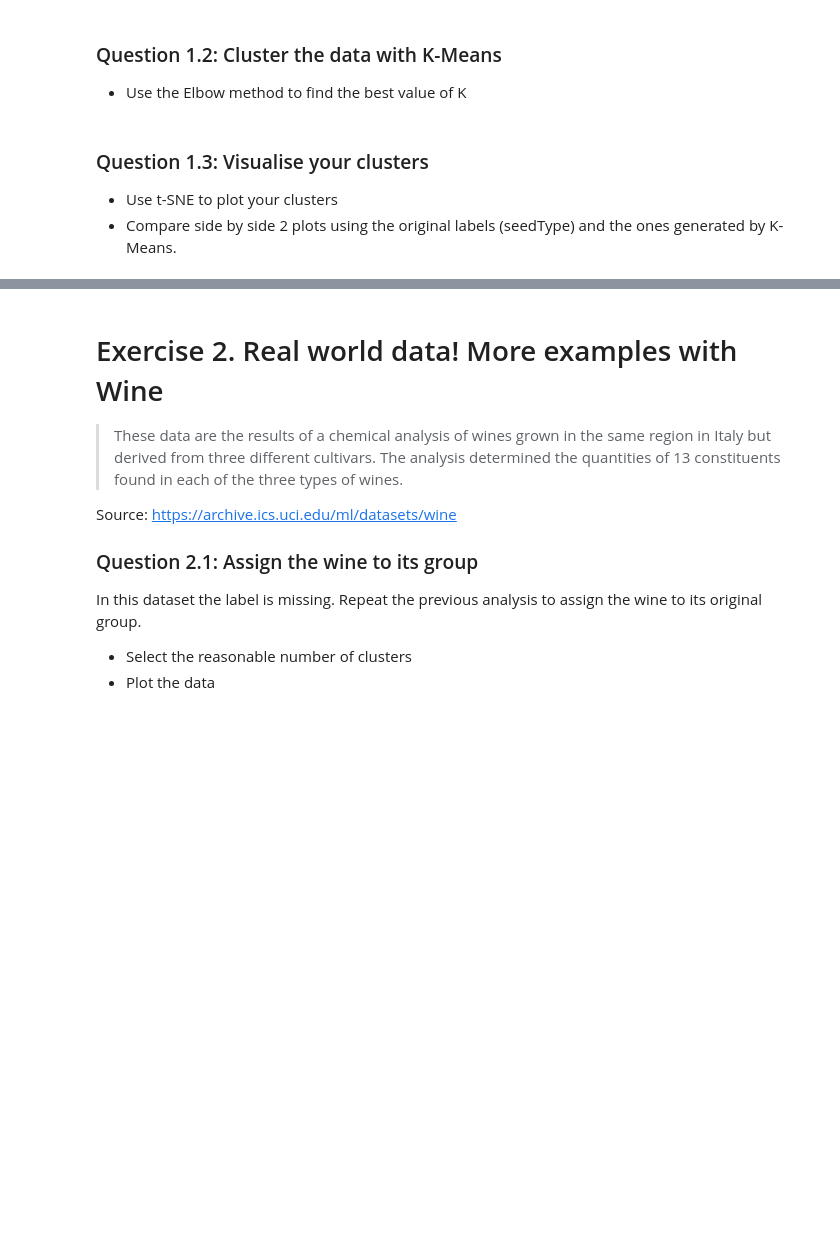
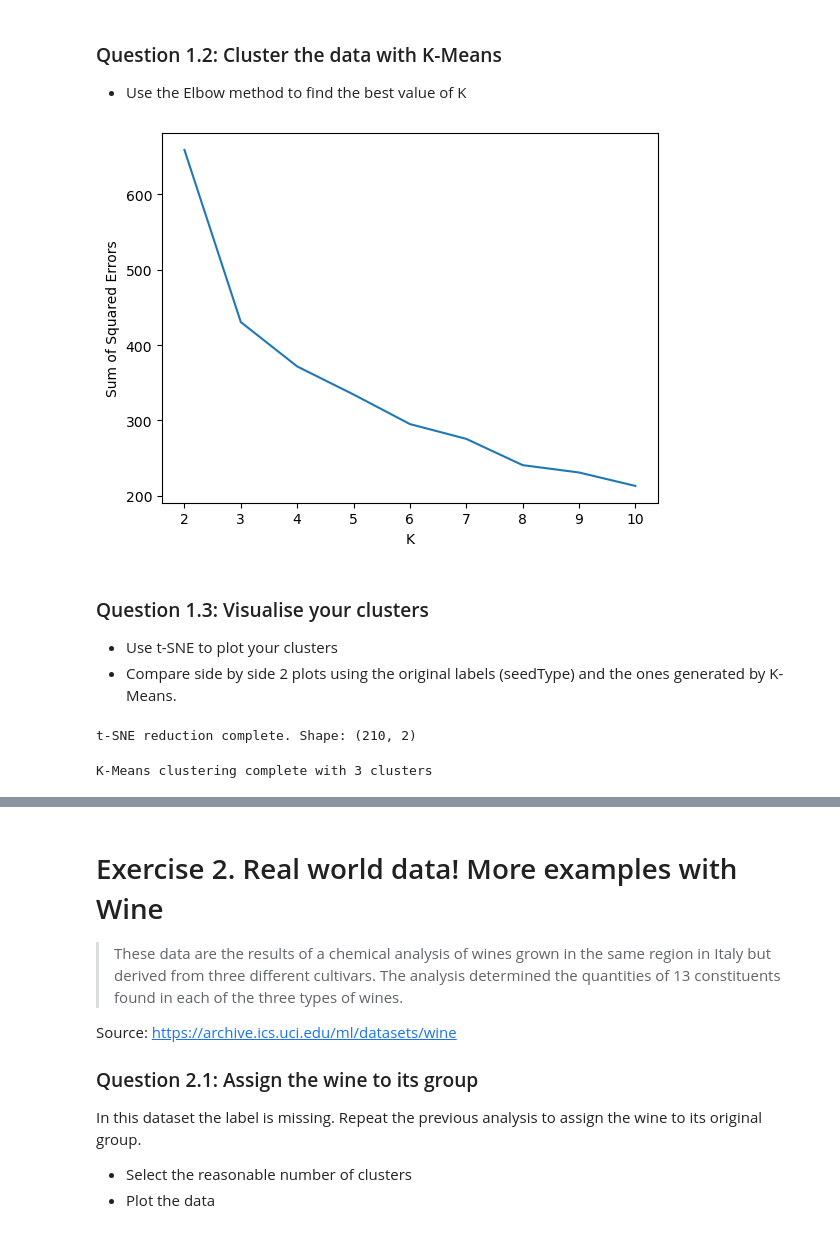
Before and after one commit to FarukZahiragic/applied-data-analysis-exercises, a Jupyter notebook: Exercises/08 - Learning from data - Unsupervised learning/Unsupervised_Learning.ipynb, the cells around one changed output, grey strips where cells are left out. Drawn from its saved outputs; the diff is of its cells as text; code cells hidden in the pictures; blank space fills up the shorter version.

Commit message:
Add unsupervised learning exercise.

```diff
--- a/Exercises/08 - Learning from data - Unsupervised learning/Unsupervised_Learning.ipynb
+++ b/Exercises/08 - Learning from data - Unsupervised learning/Unsupervised_Learning.ipynb
@@ -363,0 +380,5 @@ In this exercise, we are interested in discovering structure in the data by hidi
+# %%
+scaler = StandardScaler()
+seeds_scaled = pd.DataFrame(scaler.fit_transform(seeds), columns=seeds.columns, index=seeds.index)
+
+seeds_scaled.head()
@@ -365,8 +393,43 @@ In this exercise, we are interested in discovering structure in the data by hidi
 ### Question 1.2: Cluster the data with K-Means
 
 - Use the Elbow method to find the best value of K
+# %%
+def plot_sse(features_X, start=2, end=11):
+    sse = []
+    for k in range(start, end):
+        # Assign the labels to the clusters
+        kmeans = KMeans(n_clusters=k, random_state=10).fit(features_X)
+        sse.append({"k": k, "sse": kmeans.inertia_})
+
+    sse = pd.DataFrame(sse)
+    # Plot the data
+    plt.plot(sse.k, sse.sse)
+    plt.xlabel("K")
+    plt.ylabel("Sum of Squared Errors")
+
+plot_sse(seeds_scaled)
+plt.show()
+# %% [output]
+[figure, added]
 # %% [markdown]
 ### Question 1.3: Visualise your clusters
 
 - Use t-SNE to plot your clusters
 - Compare side by side 2 plots using the original labels (seedType) and the ones generated by K-Means.
+# %%
+# Step 1: Apply t-SNE to reduce to 2D for visualization
+from sklearn.manifold import TSNE
+
+X_tsne = TSNE(n_components=2, init='random', learning_rate='auto', random_state=0).fit_transform(seeds_scaled)
+
+print("t-SNE reduction complete. Shape:", X_tsne.shape)
+# %% [output]
+t-SNE reduction complete. Shape: (210, 2)
+# %%
+# Step 2: Run K-Means with K=3 (from Q1.2 elbow method)
+kmeans = KMeans(n_clusters=3, random_state=0).fit(seeds)
+kmeans_labels = kmeans.labels_
+
+print("K-Means clustering complete with 3 clusters")
+# %% [output]
+K-Means clustering complete with 3 clusters
```
Also changed, not shown: parts of 13 cells of this notebook.
